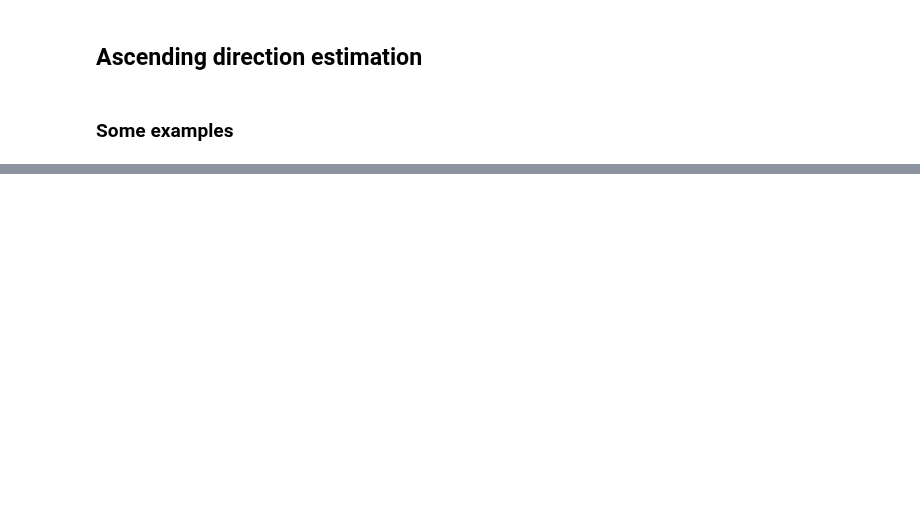
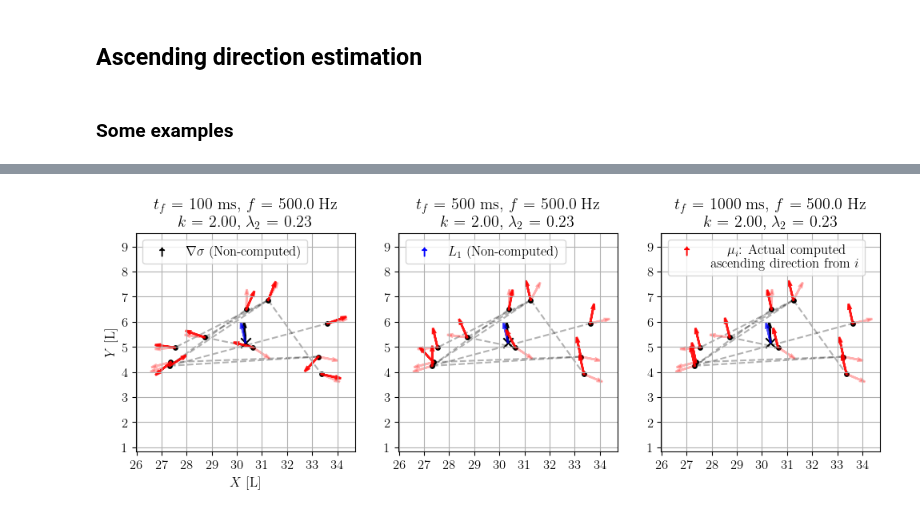
Before and after one commit to jesusBV20/source_seeking_distr, a Jupyter notebook: notebooks/distributed_estimation.ipynb, the cells around one changed output, grey strips where cells are left out. Cells and saved outputs as stored; diff of their text form; code cells hidden in the pictures; blank space fills up the shorter version.

```diff
--- a/notebooks/distributed_estimation.ipynb
+++ b/notebooks/distributed_estimation.ipynb
@@ -815,0 +889,72 @@ Simulating 100 frames...
+# %%
+## Parameters #####
+pc = np.array([30,5])
+lims = np.array([4,2])
+
+np.random.seed(1220)
+
+N = 10
+p = XY_distrib(N,pc,lims)
+Z = gen_random_graph(N, rounds=1)
+
+dt = 0.1
+its = 50 # iterations per dt
+
+# ----------------------------------------------------------------------
+# Generating the scalar field
+# ----------------------------------------------------------------------
+n = 2
+max_int = 20
+mu = [40,40]
+dev = 10
+
+sigma_field = SigmaNonconvex(k=0.04, dev=dev, mu=mu)
+
+# # Draw the scalar field
+# fig = plt.figure(figsize=(5, 5), dpi=80)
+# ax = fig.subplots()
+# sigma_field.draw(fig=fig, ax=ax, xlim=50, ylim=50, contour_levels=20)
+
+# # Agents
+# phi = np.pi/3
+# for n in range(N):
+#     icon = unicycle_patch(p[n,:], phi, "royalblue", size=3)
+#     ax.add_patch(icon)
+
+# ----------------------------------------------------------------------
+# Plotting
+# ----------------------------------------------------------------------
+
+fig = plt.figure(figsize=(12, 8), dpi=100)
+ax  = fig.subplots(1,3)
+
+# plot_mu_estimation(ax[0], p, Z, sigma_field, dt=dt, tf=0.1, its=its, k=0.1,
+#                          legend=True,xlab=True,ylab=True)
+# plot_mu_estimation(ax[1], p, Z, sigma_field, dt=dt, tf=0.1, its=its, k=0.3)
+# plot_mu_estimation(ax[2], p, Z, sigma_field, dt=dt, tf=0.1, its=its, k=1)
+
+plot_mu_estimation(ax[0], p, Z, sigma_field, dt=dt, tf=0.1, its=its, k=2,
+                         legend=False,xlab=True,ylab=True)
+plot_mu_estimation(ax[1], p, Z, sigma_field, dt=dt, tf=0.5, its=its, k=2)
+plot_mu_estimation(ax[2], p, Z, sigma_field, dt=dt, tf=1, its=its, k=2)
+
+arrs = [plt.scatter([],[],c="k",marker=r"$\uparrow$",s=60),
+        plt.scatter([],[],c="blue",marker=r"$\uparrow$",s=60),
+        plt.scatter([],[],c="red",marker=r"$\uparrow$",s=60)]
+
+labels = [r"$\nabla\sigma$ (Non-computed)",
+          r"$L_1$ (Non-computed)",
+          r"$\mu_i$: Actual computed \\ascending direction from $i$"]
+
+for i,axi in enumerate(ax):
+    axi.xaxis.set_major_locator(ticker.MultipleLocator(1))
+    axi.yaxis.set_major_locator(ticker.MultipleLocator(1))
+
+    leg = Legend(axi, [arrs[i]], [labels[i]], loc="upper left", prop={"size": 12}, ncol=1)
+    axi.add_artist(leg)
+    axi.set_ylim(np.array(axi.get_ylim()))
+
+# Show the plot!
+plt.show()
+# %% [output]
+[figure, added]
```
Also changed, not shown: parts of 10 cells of this notebook, 7 other files.
